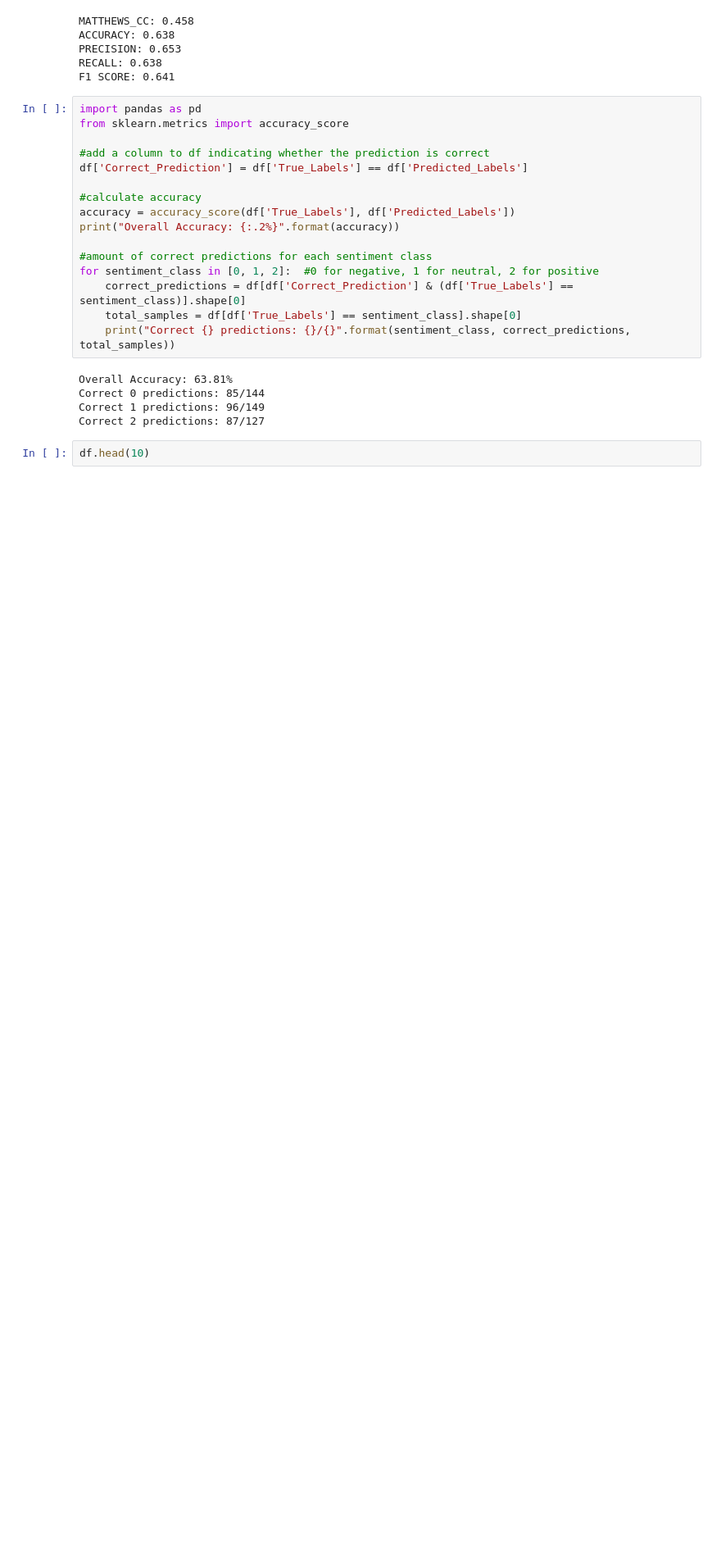
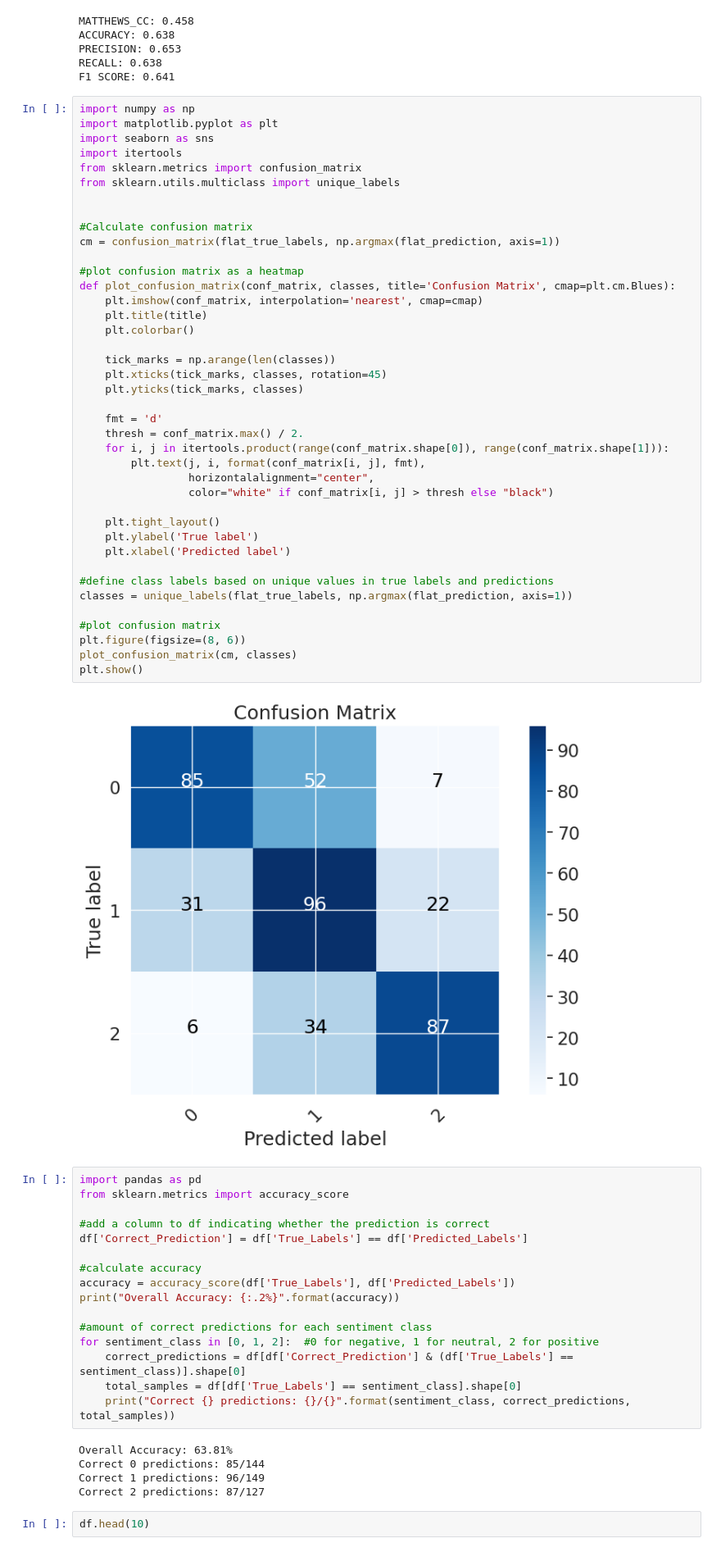
Before and after one commit to Pandalmation/GenshinDeepLearning, a Jupyter notebook: FinalProject/GenshinBERTModelFinal.ipynb, the cells around one changed output. Shown at 82% size. Drawn from its saved outputs; the diff is of its cells as text; blank space fills up the shorter version.

Commit message:
added confusion matrix

```diff
--- a/FinalProject/GenshinBERTModelFinal.ipynb
+++ b/FinalProject/GenshinBERTModelFinal.ipynb
@@ -718,6 +718,48 @@ ACCURACY: 0.638
 PRECISION: 0.653
 RECALL: 0.638
 F1 SCORE: 0.641
+# %%
+import numpy as np
+import matplotlib.pyplot as plt
+import seaborn as sns
+import itertools
+from sklearn.metrics import confusion_matrix
+from sklearn.utils.multiclass import unique_labels
+
+
+#Calculate confusion matrix
+cm = confusion_matrix(flat_true_labels, np.argmax(flat_prediction, axis=1))
+
+#plot confusion matrix as a heatmap
+def plot_confusion_matrix(conf_matrix, classes, title='Confusion Matrix', cmap=plt.cm.Blues):
+    plt.imshow(conf_matrix, interpolation='nearest', cmap=cmap)
+    plt.title(title)
+    plt.colorbar()
+
+    tick_marks = np.arange(len(classes))
+    plt.xticks(tick_marks, classes, rotation=45)
+    plt.yticks(tick_marks, classes)
+
+    fmt = 'd'
+    thresh = conf_matrix.max() / 2.
+    for i, j in itertools.product(range(conf_matrix.shape[0]), range(conf_matrix.shape[1])):
+        plt.text(j, i, format(conf_matrix[i, j], fmt),
+                 horizontalalignment="center",
+                 color="white" if conf_matrix[i, j] > thresh else "black")
+
+    plt.tight_layout()
+    plt.ylabel('True label')
+    plt.xlabel('Predicted label')
+
+#define class labels based on unique values in true labels and predictions
+classes = unique_labels(flat_true_labels, np.argmax(flat_prediction, axis=1))
+
+#plot confusion matrix
+plt.figure(figsize=(8, 6))
+plot_confusion_matrix(cm, classes)
+plt.show()
+# %% [output]
+[figure, added]
 # %%
 import pandas as pd
 from sklearn.metrics import accuracy_score
```
